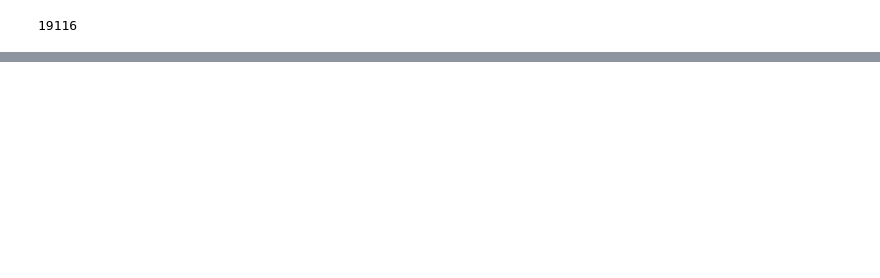
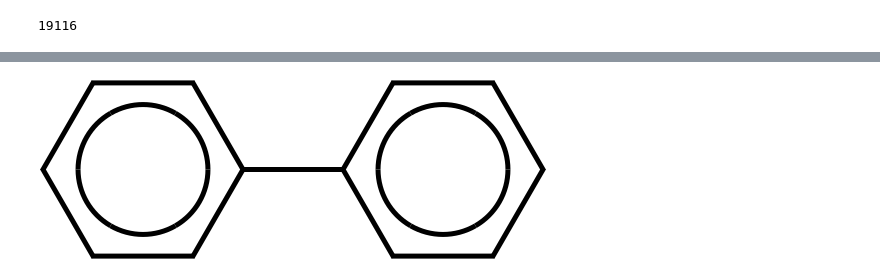
Before and after one commit to alkorolyov/selvita, a Jupyter notebook: 01_data_from_ord.ipynb, the cells around one changed output, grey strips where cells are left out. Saved outputs shown, nothing was run; the diff lists cells and outputs as text; code cells hidden in the pictures; blank space fills up the shorter version.

```diff
--- a/01_data_from_ord.ipynb
+++ b/01_data_from_ord.ipynb
@@ -353,0 +378,5 @@ Wall time: 18.9 s
+# %%
+# the only product for the whole dataset - in fact it is internal standard
+draw_mol(all_reactions.loc[mask, 'product'].unique()[0])
+# %% [output]
+[figure, added]
```
Also changed, not shown: parts of 27 cells of this notebook, 1 other file.
